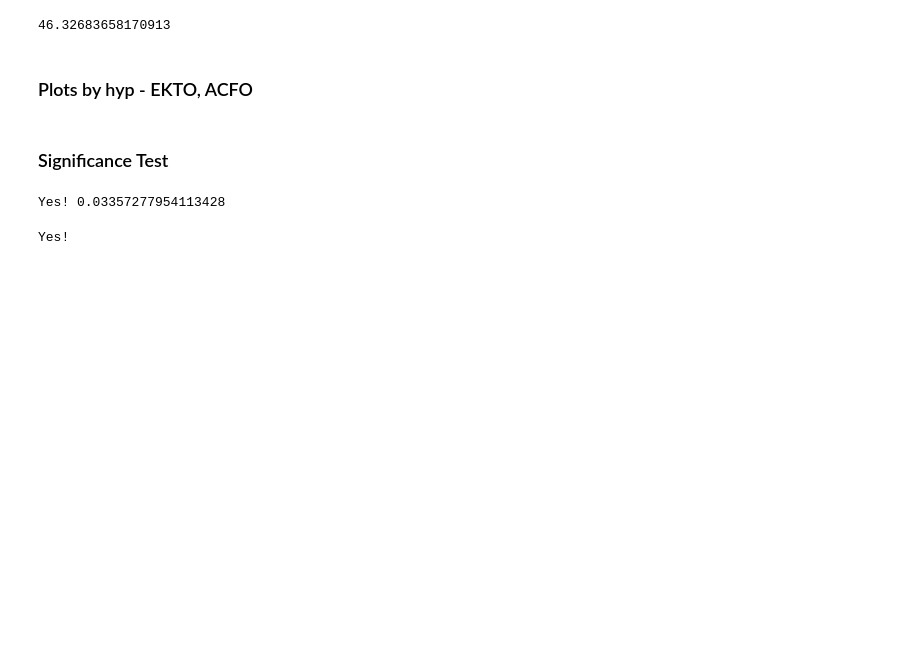
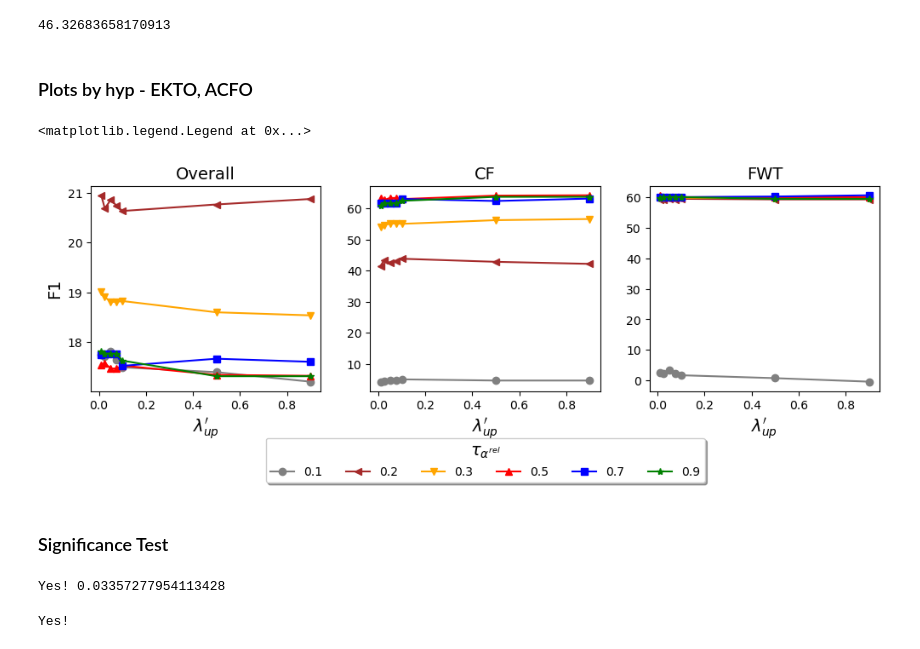
Before and after one commit to itsmemala/FABR, a Jupyter notebook: CL_Metrics.ipynb, the cells around one changed output. Saved outputs shown, nothing was run; the diff lists cells and outputs as text; code cells hidden in the pictures; blank space fills up the shorter version.

```diff
--- a/CL_Metrics.ipynb
+++ b/CL_Metrics.ipynb
@@ -219,6 +219,6 @@ Lambdas t1 (0.3adt):
 ANCLLWF: >1000, 1.06111661, >1000 # behav best lambda t1 (0.05adt)
 ANCLLWF: 0.563920873, 0.456775907, 0.143341120 # intent best lambda t1
 # %%
-val = np.load("/home/local/data/ms/fabr_data/IntentSH/IntentSH_ANCLMAS/random6seed0_0.1adt/IntentSH_ANCLMAS_t5_alpha_lamb_array.npy")
-print(val, len(val))
+val = np.load("/home/local/data/ms/fabr_data/IntentSH/Adabop_FixedThr_CSBFalse/random6seed0/IntentSH_Adabop_t5_gold_return_best_lr_script_result.npy")
+print(val, len(val)) # 0.0398421
 # %% [output]
@@ -564,19 +590,20 @@ markers = ['o'] # ['o','<','v','^','s','*'] # ['o','v','^','s','*']
 # %%
 num_tasks = 2
 seed_list = [0]
-rand_list = [6]
+rand_list = [3]
 
 plot_ov, plot_cf, plot_bwt, plot_fwt = [], [], [], []
 for hyp_enum in hyp_enums:
     plot_ov_hyp, plot_cf_hyp, plot_bwt_hyp, plot_fwt_hyp = [], [], [], []
     for path_enum in range(len(path_idxs)): # range(len(paths)):
-        # expt_path_name = paths[path_enum]
-        expt_path = re.sub(r"EKTO\.[0-9]+", 'EKTO.'+str(path_enum+1)+hyp_enum,expt_path_name)
-        ext = path_idxs[path_enum] # path_enum+1
-        expt_path = re.sub(r"ACFO_LambUp\.[0-9]+", 'ACFO_LambUp.'+str(ext)+hyp_enum,expt_path_name)
+        # # expt_path_name = paths[path_enum]
+        # ext = path_idxs[path_enum]
+        # expt_path = re.sub(r"EKTO\.[0-9]+", 'EKTO.'+str(ext)+hyp_enum,expt_path_name)
+        # ext = path_idxs[path_enum] # path_enum+1
+        # expt_path = re.sub(r"ACFO_LambUp\.[0-9]+", 'ACFO_LambUp.'+str(ext)+hyp_enum,expt_path_name)
         ext = path_idxs[path_enum] # (path_enum*ORIG_path_enum_mult)+ORIG_path_enum_add
         expt_path = re.sub(r"ORIG_LambUp\.[0-9]+", 'ORIG_LambUp.'+str(ext)+hyp_enum,expt_path_name) # for ORIG modify manually
-        # print(expt_path)
+        # print(ext,expt_path_name,expt_path)
         overall_f1 = []
         forg = []
         p2bwt3 = []
@@ -645,32 +672,38 @@ for hyp_enum in hyp_enums:
 # %%
 from matplotlib import pyplot as plt
 from matplotlib import cm
 
 x = [1,0.75,0.5,0.25,0.01] if 'EKTO' in expt_path else ACFO_x if 'ACFO' in expt_path else ORIG_x
 #[1,0.75,0.5,0.25,0.01] if 'EKTO' in expt_path [2,25,50,75,100] if 'ACFO' in expt_path else ORIG_x
-xlabel = '$\lambda_{down}$' if 'EKTO' in expt_path else '$\lambda_{up}$' if 'ACFO' in expt_path else ORIG_x_label
+xlabel = '$\lambda_{down}$' if 'EKTO' in expt_path else '$\lambda_{up}\'$' if 'ACFO' in expt_path else ORIG_x_label
 legend_lines = []
-fig, axs = plt.subplots(2, 2)
+fig, axs = plt.subplots(1, 3) #plt.subplots(2, 2)
+fig.set_size_inches(10, 3)
 fig.tight_layout()
 for i,plot in enumerate(plot_ov):
-    axs[0,0].plot(x,plot, color=colors[i], marker=markers[i])#adjust_lightness('blue',0+i*0.4))
-    axs[0,0].set_title('Overall')
-    axs[0,0].set_ylabel('F1')
+    axs[0].plot(x,plot, color=colors[i], marker=markers[i])#adjust_lightness('blue',0+i*0.4))
+    axs[0].set_title('Overall', fontsize=14) # fontweight='bold'
+    axs[0].set_ylabel('F1', fontsize=14)
+    axs[0].set_xlabel(xlabel, fontsize=14)
 for i,plot in enumerate(plot_cf):
-    line, = axs[0,1].plot(x,plot, color=colors[i], marker=markers[i])#adjust_lightness('blue',0+i*0.4))
+    line, = axs[1].plot(x,plot, color=colors[i], marker=markers[i])#adjust_lightness('blue',0+i*0.4))
     legend_lines.append(line)
-    axs[0,1].set_title('CF')
-for i,plot in enumerate(plot_bwt):
-    axs[1,0].plot(x,plot, color=colors[i], marker=markers[i])#adjust_lightness('blue',0+i*0.4))
-    axs[1,0].set_title('BWT+')
-    axs[1,0].set_xlabel(xlabel)
-    axs[1,0].set_ylabel('F1')
+    axs[1].set_title('CF', fontsize=14)
+    axs[1].set_xlabel(xlabel, fontsize=14)
+# for i,plot in enumerate(plot_bwt):
+#     axs[1,0].plot(x,plot, color=colors[i], marker=markers[i])#adjust_lightness('blue',0+i*0.4))
+#     axs[1,0].set_title('BWT+')
+#     axs[1,0].set_xlabel(xlabel)
+#     axs[1,0].set_ylabel('F1')
 for i,plot in enumerate(plot_fwt):
-    axs[1,1].plot(x,plot, color=colors[i], marker=markers[i])#adjust_lightness('blue',0+i*0.4))
-    axs[1,1].set_title('FWT')
-    axs[1,1].set_xlabel(xlabel)
-axs[1,0].legend(legend_lines,legend_labels, title='$\\tau_{\\alpha^{rel}}$', loc='upper center', bbox_to_anchor=(1.0, -0.25),
-          fancybox=True, shadow=True, ncol=5)
+    axs[2].plot(x,plot, color=colors[i], marker=markers[i])#adjust_lightness('blue',0+i*0.4))
+    axs[2].set_title('FWT', fontsize=14)
+    axs[2].set_xlabel(xlabel, fontsize=14)
+axs[1].legend(legend_lines,legend_labels, title='$\\tau_{\\alpha^{rel}}$', loc='upper center', bbox_to_anchor=(0.5, -0.2),
+          fancybox=True, shadow=True, ncol=6, title_fontproperties={'size':14}) # axs[1,0] bbox_to_anchor=(1.0, -0.25)
+# %% [output]
+<matplotlib.legend.Legend at 0x...>
+[figure, added]
 # %% [markdown]
 ### Significance Test
 # %%
```
Also changed, not shown: parts of 6 cells of this notebook, 10 other files.
